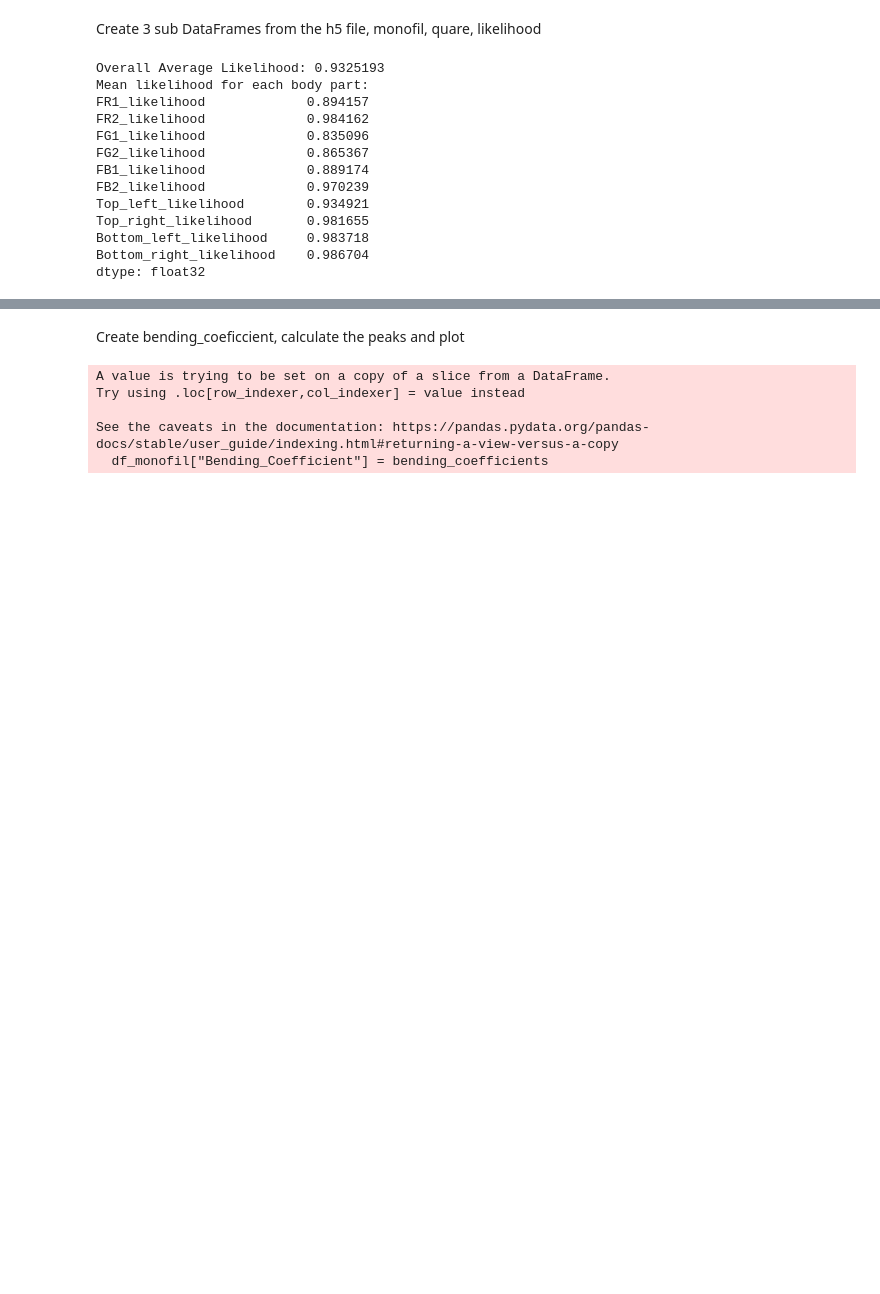
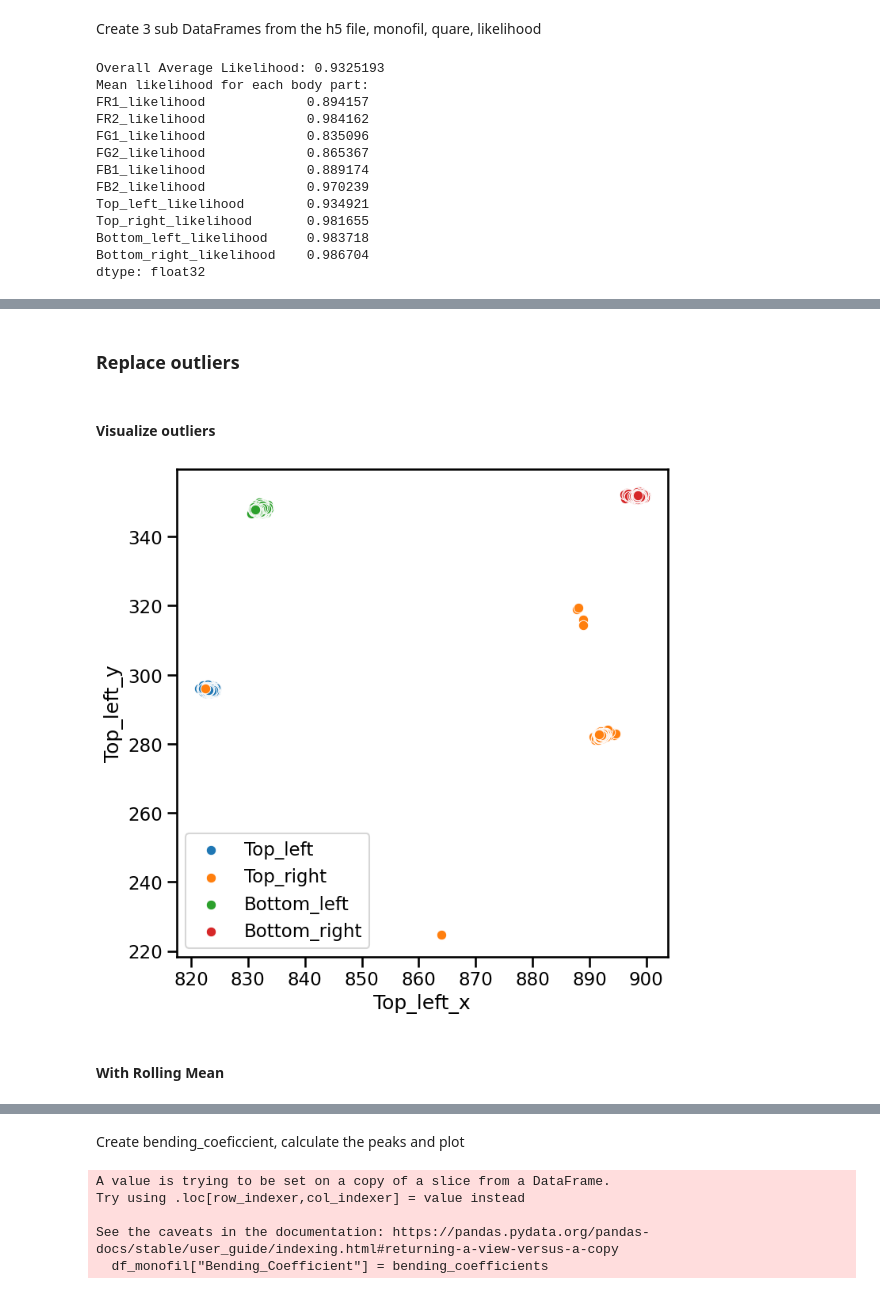
Before and after one commit to Periksvensson84/RF_mapping, a Jupyter notebook: RF_mapping/In_progress/test_gabriel.ipynb, the cells around one changed output, grey strips where cells are left out. Cells and saved outputs as stored; diff of their text form; code cells hidden in the pictures; blank space fills up the shorter version.

```diff
--- a/RF_mapping/In_progress/test_gabriel.ipynb
+++ b/RF_mapping/In_progress/test_gabriel.ipynb
@@ -3,7 +3,7 @@ Create 3 sub DataFrames from the h5 file, monofil, quare, likelihood
 # %%
 import pandas as pd
 import numpy as np
-h5_path = r"C:\Python Programming\LIU\hrnet_w48_2024_11_18\1-1_convertedDLC_HrnetW48_hrnet_w48_2Nov18shuffle1_snapshot_100.h5"
+h5_path = r"C:\Python Programming\LIU\projects\hrnet_w48_2024_11_18\1-1_convertedDLC_HrnetW48_hrnet_w48_2Nov18shuffle1_snapshot_100.h5"
 df = pd.read_hdf(h5_path)
 df.columns = [f"{bodypart}_{coord}" for bodypart, coord in zip(df.columns.get_level_values(1), df.columns.get_level_values(2))]
 df_monofil = df.loc[:, df.columns.str.startswith(('FR', 'FG', 'FB')) & ~df.columns.str.endswith('likelihood')]
@@ -63,0 +77,43 @@ See the caveats in the documentation: https://pandas.pydata.org/pandas-docs/stab
+# %% [markdown]
+### Replace outliers
+# %% [markdown]
+#### Visualize outliers
+# %%
+import matplotlib.pyplot as plt
+import seaborn as sns
+
+def plot_square_scatter(df, figsize=(8, 8)):
+    # Plotting the scatter plot for all the body parts of the square
+    sns.set_context("talk")
+    plt.figure(figsize=figsize)
+    sns.scatterplot(data=df, x='Top_left_x', y='Top_left_y', label='Top_left')
+    sns.scatterplot(data=df, x='Top_right_x', y='Top_right_y', label='Top_right')
+    sns.scatterplot(data=df, x='Bottom_left_x', y='Bottom_left_y', label='Bottom_left')
+    sns.scatterplot(data=df, x='Bottom_right_x', y='Bottom_right_y', label='Bottom_right')
+    plt.legend()
+    plt.show()
+
+def plot_monofil_curve(df, figsize=(8, 8)):
+    # draw the line between the monofilament points from FR1 to FR2 to FG1 to FG2 to FB1 to FB2
+    sns.set_context("talk")
+    plt.figure(figsize=figsize)
+    point_1 = df.loc[:, ['FR1_x', 'FR1_y']].values
+    point_2 = df.loc[:, ['FR2_x', 'FR2_y']].values
+    point_3 = df.loc[:, ['FG1_x', 'FG1_y']].values
+    point_4 = df.loc[:, ['FG2_x', 'FG2_y']].values
+    point_5 = df.loc[:, ['FB1_x', 'FB1_y']].values
+    point_6 = df.loc[:, ['FB2_x', 'FB2_y']].values
+    # plot line through points 1 through 6
+    plt.plot([point_1[:, 0], point_2[:, 0]], [point_1[:, 1], point_2[:, 1]], label='FR')
+    plt.plot([point_2[:, 0], point_3[:, 0]], [point_2[:, 1], point_3[:, 1]], label='FG')
+    plt.plot([point_3[:, 0], point_4[:, 0]], [point_3[:, 1], point_4[:, 1]], label='FG')
+    plt.plot([point_4[:, 0], point_5[:, 0]], [point_4[:, 1], point_5[:, 1]], label='FB')
+    plt.plot([point_5[:, 0], point_6[:, 0]], [point_5[:, 1], point_6[:, 1]], label='FB')
+    plt.show()
+# %%
+# create scatter plot of all the square body parts to see if there ARE any outliers
+plot_square_scatter(df_square)
+# %% [output]
+[figure, added]
+# %% [markdown]
+#### With Rolling Mean
```
Also changed, not shown: parts of 25 cells of this notebook, 6 other files.
